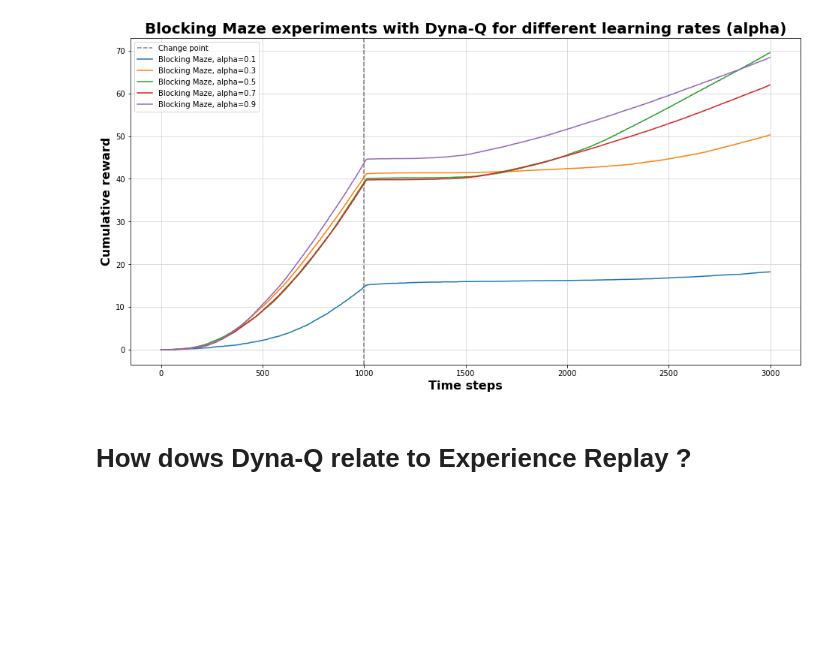
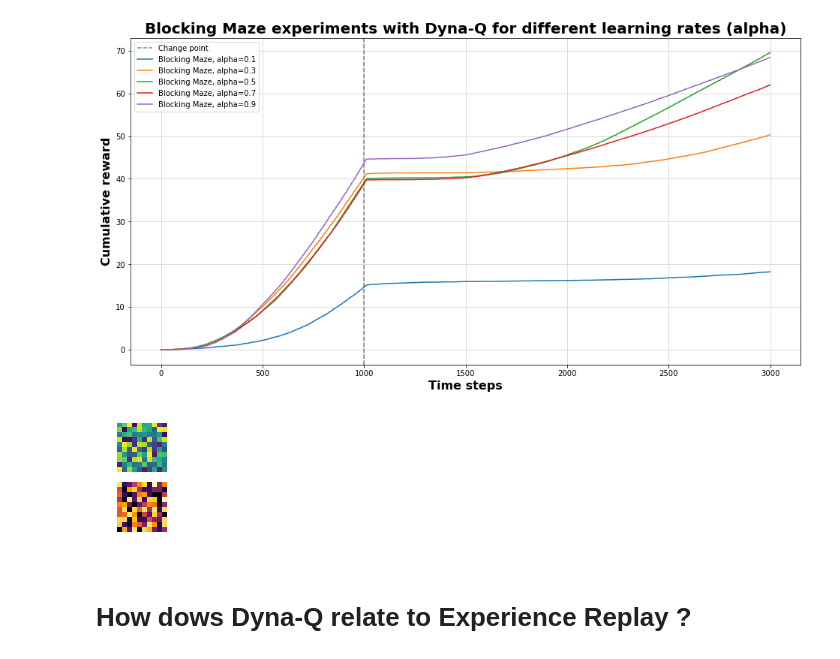
Before and after one commit to julienroy13/COMP767-assignments, a Jupyter notebook: Week3-PlanLearn/DynaQ.ipynb, the cells around one changed output. Saved outputs shown, nothing was run; the diff lists cells and outputs as text; code cells hidden in the pictures; blank space fills up the shorter version.

```diff
--- a/Week3-PlanLearn/DynaQ.ipynb
+++ b/Week3-PlanLearn/DynaQ.ipynb
@@ -390,3 +502,26 @@ plt.show()
+# %%
+import time
+fig, ax = plt.subplots(2, 1, figsize=(4, 2))
+ax[0].axis("off")
+ax[1].axis("off")
+
+# For the board
+board = np.random.randint(low=0, high=255, size=(10,10))
+
+im1 = ax[0].imshow(board)
+
+# For the State Value function (V)
+V = np.random.randint(low=0, high=255, size=(10,10))
+
+im2 = ax[1].imshow(V)
+im2.set_cmap("inferno")
+
+for i in range(10):
+
+    im1.set_data(np.random.randint(low=0, high=255, size=(10,10)))
+    plt.show()
+# %% [output]
+[figure, added]
 # %% [markdown]
 # How dows Dyna-Q relate to Experience Replay ?
 # %% [markdown]
```
Also changed, not shown: parts of 12 cells of this notebook.
